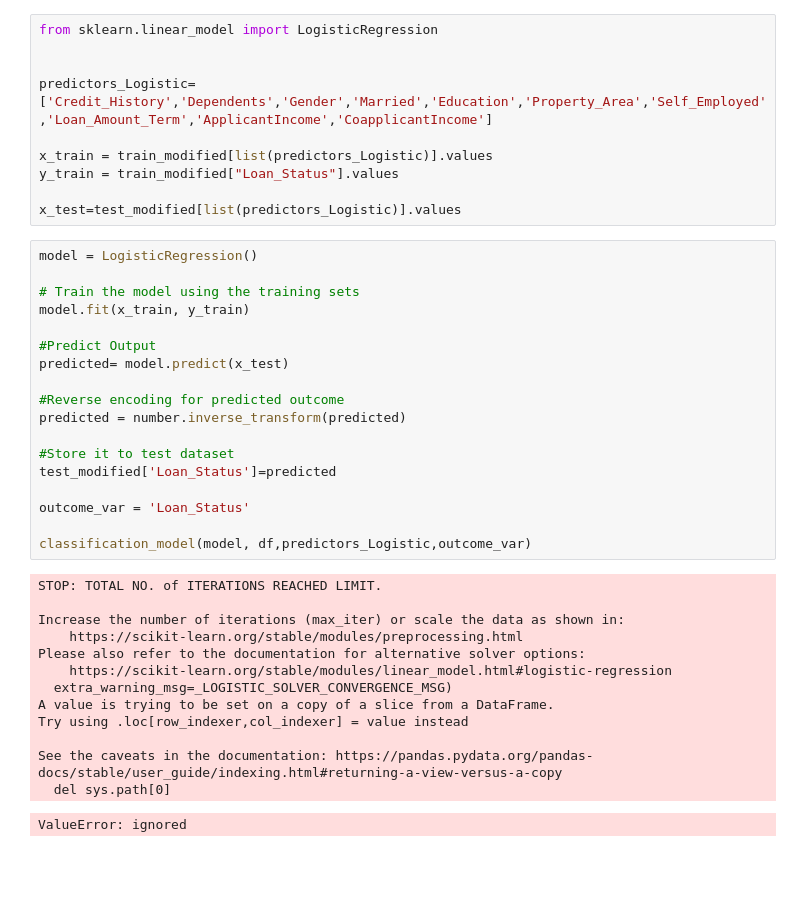
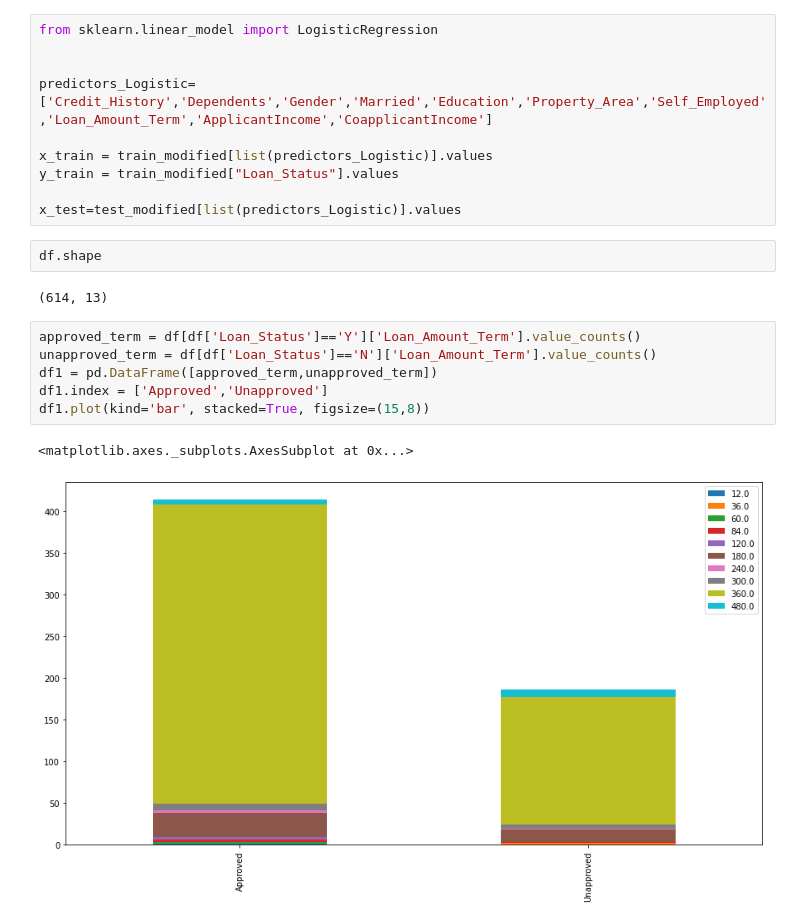
Before and after one commit to megha988/Loan-Prediction, a Jupyter notebook: Loan_Prediction.ipynb, the cells around one changed output. Saved outputs shown, nothing was run; the diff lists cells and outputs as text; blank space fills up the shorter version.

```diff
--- a/Loan_Prediction.ipynb
+++ b/Loan_Prediction.ipynb
@@ -409,35 +409,16 @@ x_train = train_modified[list(predictors_Logistic)].values
 y_train = train_modified["Loan_Status"].values
 
 x_test=test_modified[list(predictors_Logistic)].values
-# %%
-model = LogisticRegression()
-
-# Train the model using the training sets
-model.fit(x_train, y_train)
-
-#Predict Output
-predicted= model.predict(x_test)
-
-#Reverse encoding for predicted outcome
-predicted = number.inverse_transform(predicted)
-
-#Store it to test dataset
-test_modified['Loan_Status']=predicted
-
-outcome_var = 'Loan_Status'
-
-classification_model(model, df,predictors_Logistic,outcome_var)
-# %% [output]
-STOP: TOTAL NO. of ITERATIONS REACHED LIMIT.
-
-Increase the number of iterations (max_iter) or scale the data as shown in:
-    https://scikit-learn.org/stable/modules/preprocessing.html
-Please also refer to the documentation for alternative solver options:
-    https://scikit-learn.org/stable/modules/linear_model.html#logistic-regression
-  extra_warning_msg=_LOGISTIC_SOLVER_CONVERGENCE_MSG)
-A value is trying to be set on a copy of a slice from a DataFrame.
-Try using .loc[row_indexer,col_indexer] = value instead
-
-See the caveats in the documentation: https://pandas.pydata.org/pandas-docs/stable/user_guide/indexing.html#returning-a-view-versus-a-copy
-  del sys.path[0]
-ValueError: ignored
+# %%
+df.shape
+# %% [output]
+(614, 13)
+# %%
+approved_term = df[df['Loan_Status']=='Y']['Loan_Amount_Term'].value_counts()
+unapproved_term = df[df['Loan_Status']=='N']['Loan_Amount_Term'].value_counts()
+df1 = pd.DataFrame([approved_term,unapproved_term])
+df1.index = ['Approved','Unapproved']
+df1.plot(kind='bar', stacked=True, figsize=(15,8))
+# %% [output]
+<matplotlib.axes._subplots.AxesSubplot at 0x...>
+[figure, added]
```
